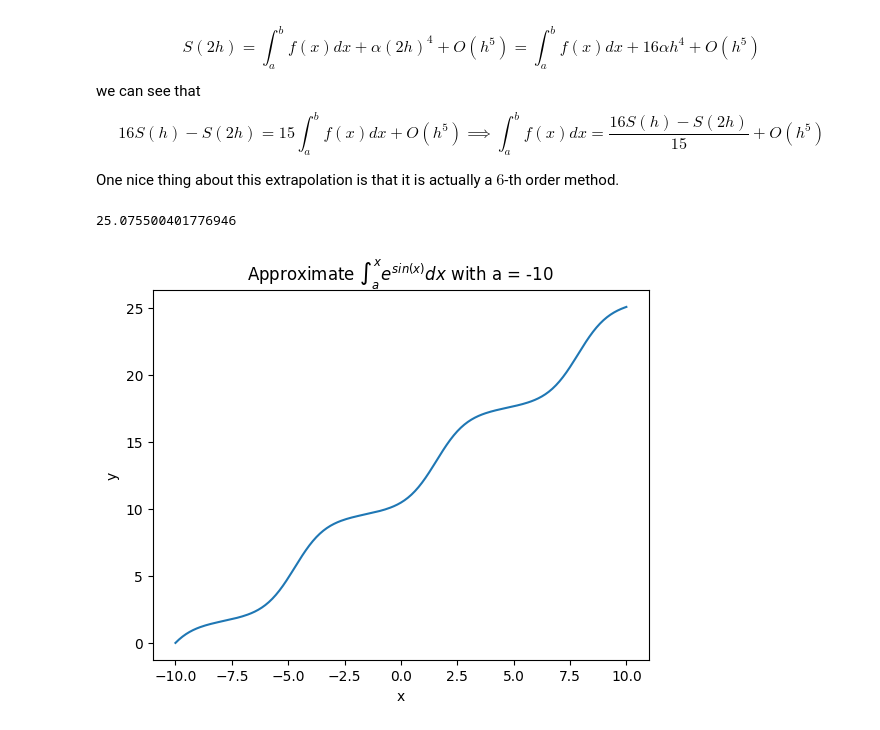
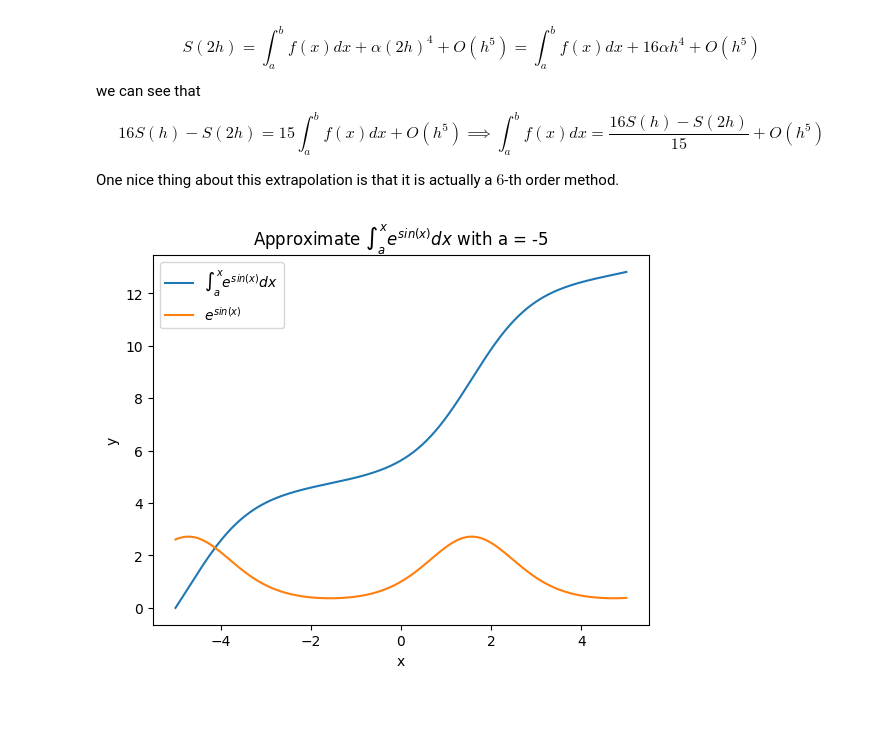
Before and after one commit to lamtnguyen989/Numerical-codes, a Jupyter notebook: Single variable Integration/Composite_1_3-Simpson.ipynb, the cells around one changed output. Saved outputs shown, nothing was run; the diff lists cells and outputs as text; code cells hidden in the pictures.

```diff
--- a/Single variable Integration/Composite_1_3-Simpson.ipynb
+++ b/Single variable Integration/Composite_1_3-Simpson.ipynb
@@ -24,9 +24,9 @@ import numpy as np
 def f(x):
     return np.exp(np.sin(x))
 
-lower = -10      # Lower bound of integration
-upper = 10       # Upper-bound of integration
-intervals = 128  # Number of intervals considered in the Simpson's rule
+lower = -5      # Lower bound of integration
+upper = 5       # Upper-bound of integration
+intervals = 256 # Number of intervals considered in the Simpson's rule
 # %%
 # Simpson's rule calculation
 def simpson(f,start, end, subintervals):
@@ -74,24 +69,24 @@ One nice thing about this extrapolation is that it is actually a $6$-th order me
 # %%
 def extrap_simpson(f, lower, upper, intervals):
     return (16*simpson(f, lower, upper, intervals) - simpson(f, lower, upper, 2*intervals))/15
-
-extrap_simpson(f, lower, upper, intervals)
-# %% [output]
-25.075500401776946
 # %%
 import matplotlib.pyplot as plt
 
 x = np.arange(start=lower, stop=upper, step=(upper - lower)/(2*intervals))
 x = np.append(x,upper)
 
 y = np.array([])
+fx = np.array([])
 for pt in x:
     y = np.append(y, extrap_simpson(f,lower,pt,intervals))
+    fx = np.append(fx, f(pt))
 
 plt.plot(x,y)
+plt.plot(x,fx)
 plt.xlabel("x")
 plt.ylabel("y")
+plt.legend([r"$\int_a^x e^{sin(x)}dx$", r"$e^{sin(x)}$"])   # Adding legend, change this to your case
 plt.title(r"Approximate $\int_a^x e^{sin(x)}dx$ with a = " + str(lower)) # Obviously, change this if you are working with different functions
 plt.show()
 # %% [output]
-[figure, old version]
+[figure, new version]
```
Also changed, not shown: parts of 1 cell of this notebook.
